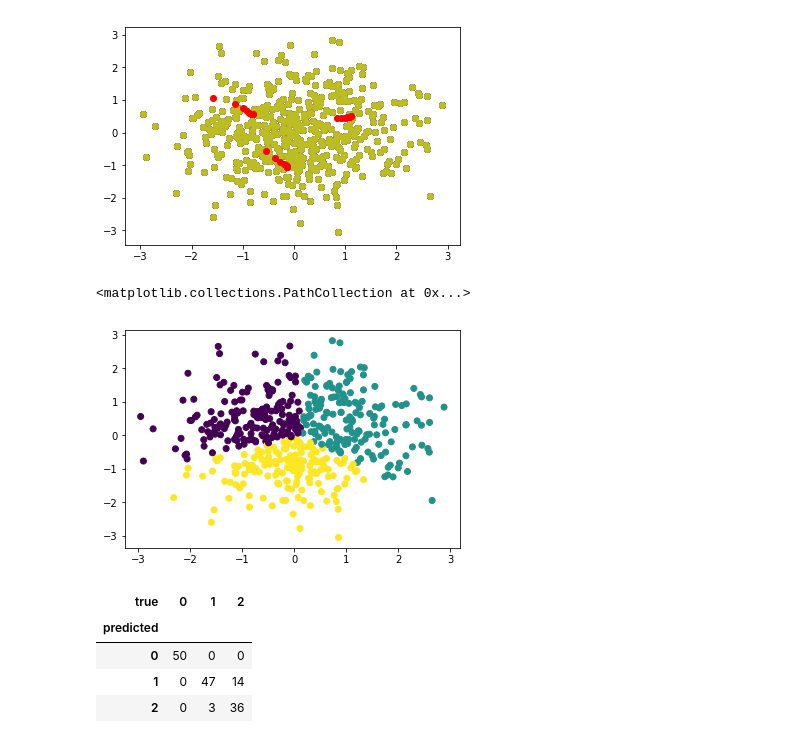
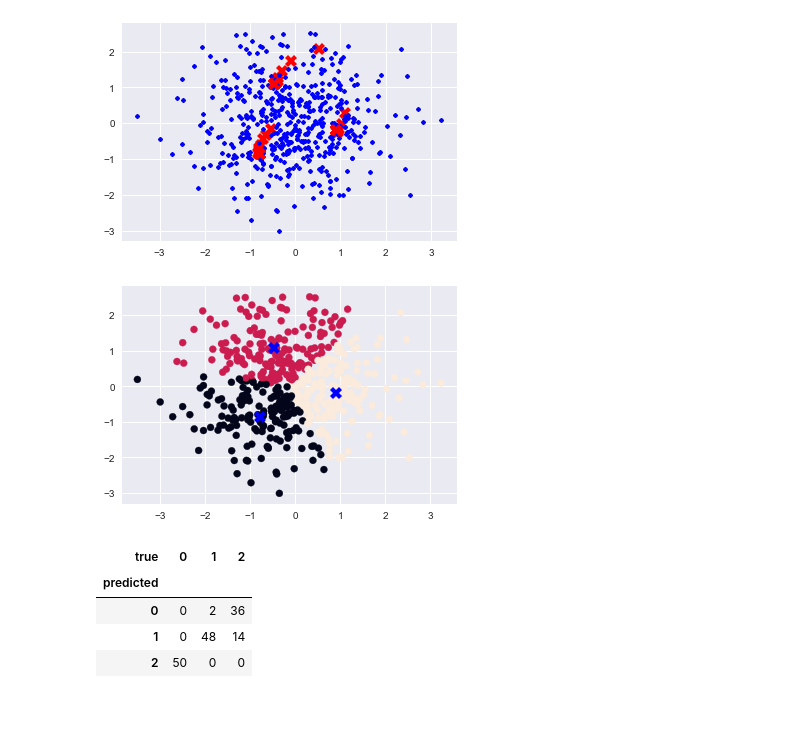
Before and after one commit to jeannefukumaru/hppython, a Jupyter notebook: 01_super-unsupervised-learning/Exercise 1.ipynb, the cells around one changed output. Cells and saved outputs as stored; diff of their text form; code cells hidden in the pictures; blank space fills up the shorter version.

```diff
--- a/01_super-unsupervised-learning/Exercise 1.ipynb
+++ b/01_super-unsupervised-learning/Exercise 1.ipynb
@@ -20,8 +18,8 @@ centroid=x[np.random.randint(500, size=k),:]
 # %%
 cluster_assign = np.random.randint(k, size=x.shape[0])
 # %%
-ax = plt.subplot(1,1,1)
-ax.scatter(x[:,0], x[:,1])
+plt.figure()
+plt.plot(x[:,0], x[:,1], "ob", markersize=5)
 for i in range(k):
-    ax.plot(centroid[i,0], centroid[i,1], "or")
+    plt.plot(centroid[i,0], centroid[i,1], "Xr", markersize=12)
 # %% [output]
@@ -45,10 +43,9 @@ def update_mean():
     return centroid_updated
 # %%
 def plot_mean():
-    ax = plt.subplot(1,1,1)
-    ax.scatter(x[:,0], x[:,1])
+    plt.plot(x[:,0], x[:,1], ".b")
     for i in range(k):
-        ax.plot(centroid[i,0], centroid[i,1], "or")
+        plt.plot(centroid[i,0], centroid[i,1], "Xr", markersize=12)
 # %%
 flag = False
 counter = 0
@@ -63,12 +60,13 @@ while flag==False:
         print("max no. of iterations reached")
         break
 # %% [output]
-[figure, old version]
+[figure, new version]
 # %%
 plt.scatter(x[:,0], x[:,1], c=cluster_assign)
+for i in range(k):
+        plt.plot(centroid[i,0], centroid[i,1], "Xb", markersize=12)
 # %% [output]
-<matplotlib.collections.PathCollection at 0x...>
-[figure, old version]
+[figure, new version]
 # %%
 from sklearn.datasets import load_iris
 iris = load_iris()
@@ -95,6 +92,6 @@ pd.DataFrame({'predicted':cluster_assign, 'true':iris.target}).groupby(['predict
 # %% [output]
 | true | 0 | 1 | 2 |
 | predicted |  |  |  |
-| 0 | 50 | 0 | 0 |
-| 1 | 0 | 47 | 14 |
-| 2 | 0 | 3 | 36 |
+| 0 | 0 | 2 | 36 |
+| 1 | 0 | 48 | 14 |
+| 2 | 50 | 0 | 0 |
```
Also changed, not shown: parts of 8 cells of this notebook, 1 other file.
